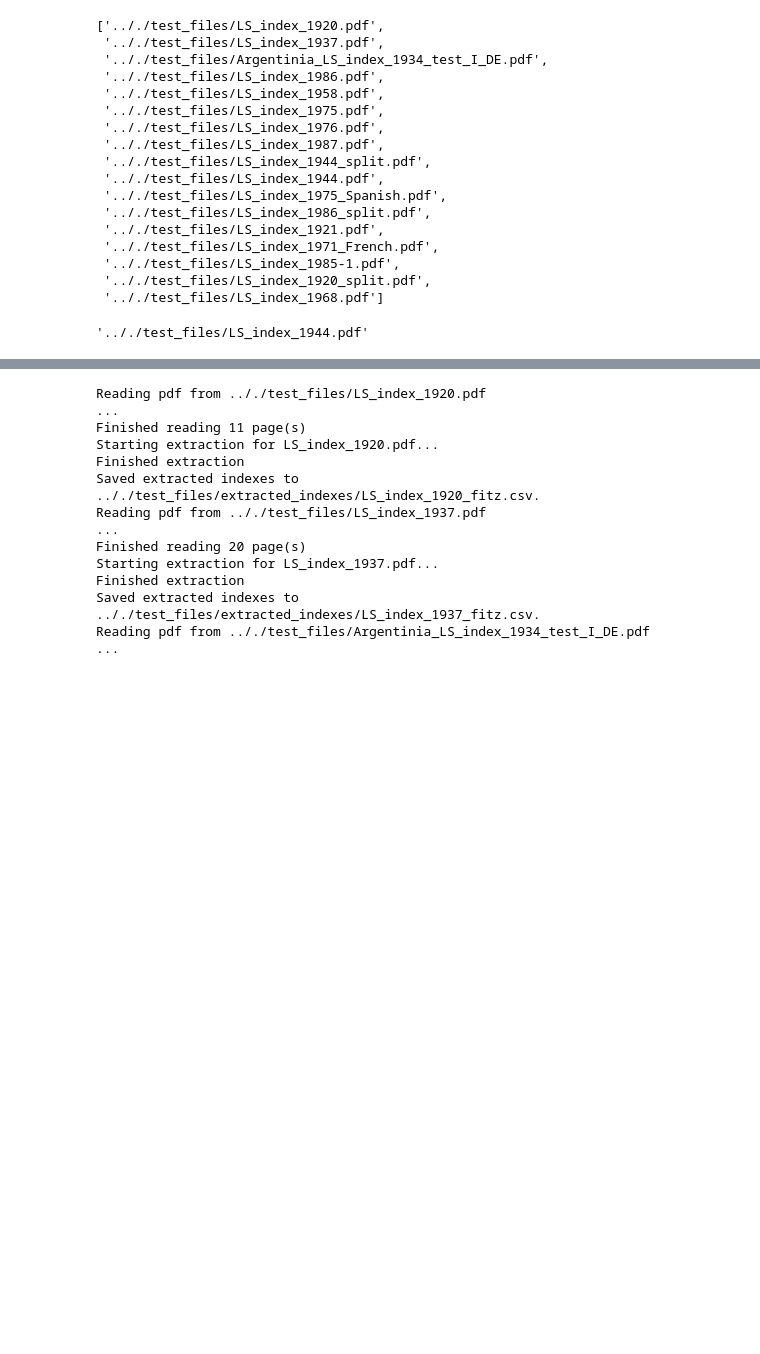
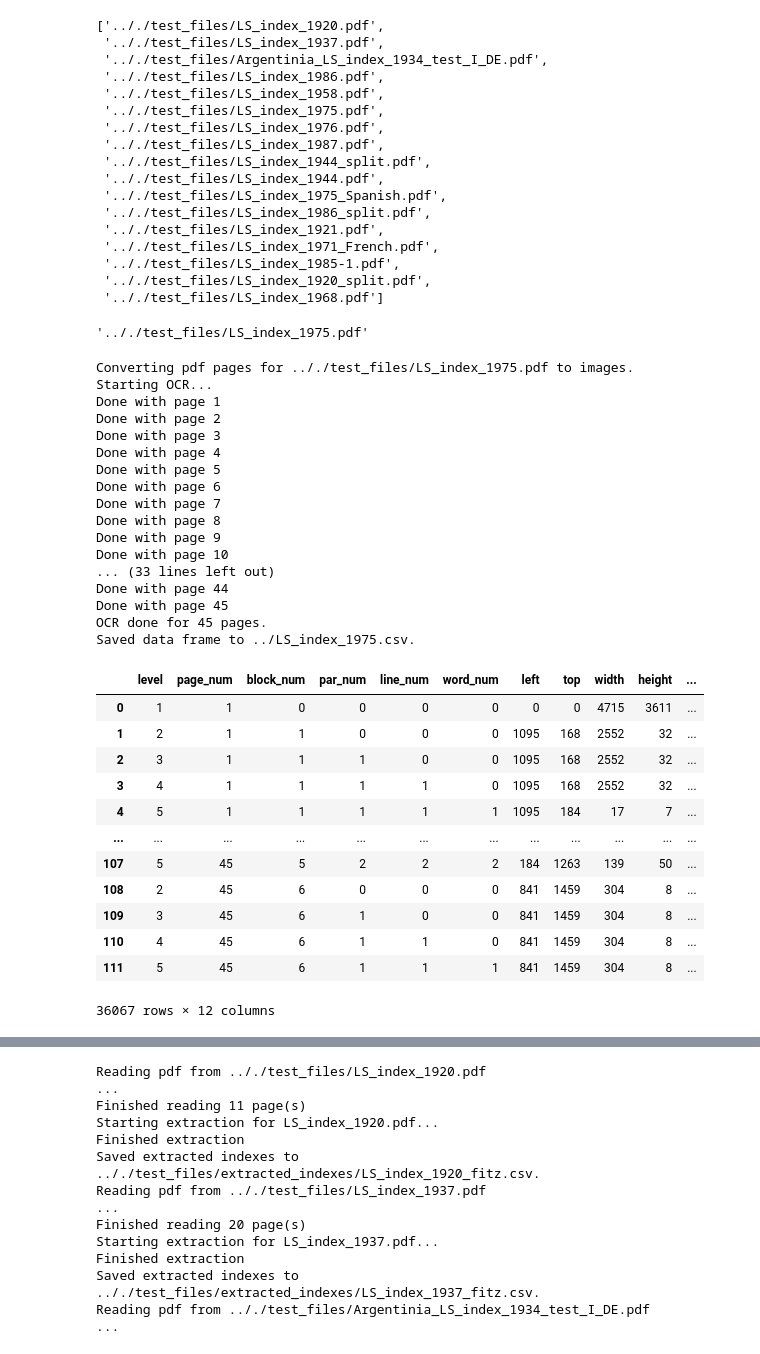
Before and after one commit to jeusa/indexex, a Jupyter notebook: code/index_extraction.ipynb, the cells around one changed output, grey strips where cells are left out. Saved outputs shown, nothing was run; the diff lists cells and outputs as text; code cells hidden in the pictures; blank space fills up the shorter version.

```diff
--- a/code/index_extraction.ipynb
+++ b/code/index_extraction.ipynb
@@ -59,5 +61,5 @@ display(test_dfs, file)
 # %%
-pdf_file = test_files[-8]
+pdf_file = test_files[5]
 display(test_files, pdf_file)
 # %% [output]
 ['.././test_files/LS_index_1920.pdf',
@@ -77,4 +79,37 @@ display(test_files, pdf_file)
  '.././test_files/LS_index_1985-1.pdf',
  '.././test_files/LS_index_1920_split.pdf',
  '.././test_files/LS_index_1968.pdf']
-'.././test_files/LS_index_1944.pdf'
+'.././test_files/LS_index_1975.pdf'
+# %%
+util.ocr(pdf_file, save_to="../", tesseract_path="/home/jeusa/Downloads/tesseract-5.3.0.AppImage")
+# %% [output]
+Converting pdf pages for .././test_files/LS_index_1975.pdf to images.
+Starting OCR...
+Done with page 1
+Done with page 2
+Done with page 3
+Done with page 4
+Done with page 5
+Done with page 6
+Done with page 7
+Done with page 8
+Done with page 9
+Done with page 10
+... (33 lines left out)
+Done with page 44
+Done with page 45
+OCR done for 45 pages.
+Saved data frame to ../LS_index_1975.csv.
+|  | level | page_num | block_num | par_num | line_num | word_num | left | top | width | height | ... |
+| 0 | 1 | 1 | 0 | 0 | 0 | 0 | 0 | 0 | 4715 | 3611 | ... |
+| 1 | 2 | 1 | 1 | 0 | 0 | 0 | 1095 | 168 | 2552 | 32 | ... |
+| 2 | 3 | 1 | 1 | 1 | 0 | 0 | 1095 | 168 | 2552 | 32 | ... |
+| 3 | 4 | 1 | 1 | 1 | 1 | 0 | 1095 | 168 | 2552 | 32 | ... |
+| 4 | 5 | 1 | 1 | 1 | 1 | 1 | 1095 | 184 | 17 | 7 | ... |
+| ... | ... | ... | ... | ... | ... | ... | ... | ... | ... | ... | ... |
+| 107 | 5 | 45 | 5 | 2 | 2 | 2 | 184 | 1263 | 139 | 50 | ... |
+| 108 | 2 | 45 | 6 | 0 | 0 | 0 | 841 | 1459 | 304 | 8 | ... |
+| 109 | 3 | 45 | 6 | 1 | 0 | 0 | 841 | 1459 | 304 | 8 | ... |
+| 110 | 4 | 45 | 6 | 1 | 1 | 0 | 841 | 1459 | 304 | 8 | ... |
+| 111 | 5 | 45 | 6 | 1 | 1 | 1 | 841 | 1459 | 304 | 8 | ... |
+36067 rows × 12 columns
```
Also changed, not shown: parts of 9 cells of this notebook, 9 other files.
